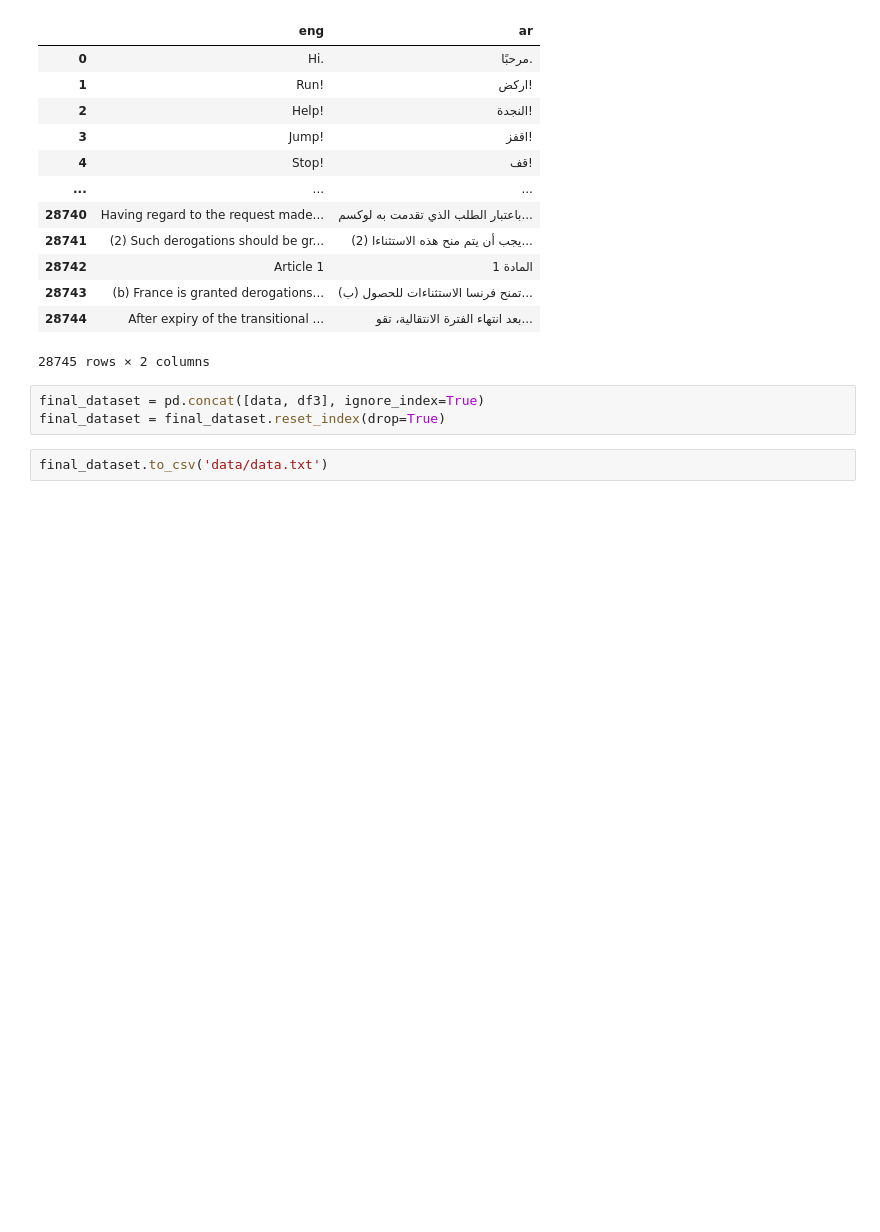
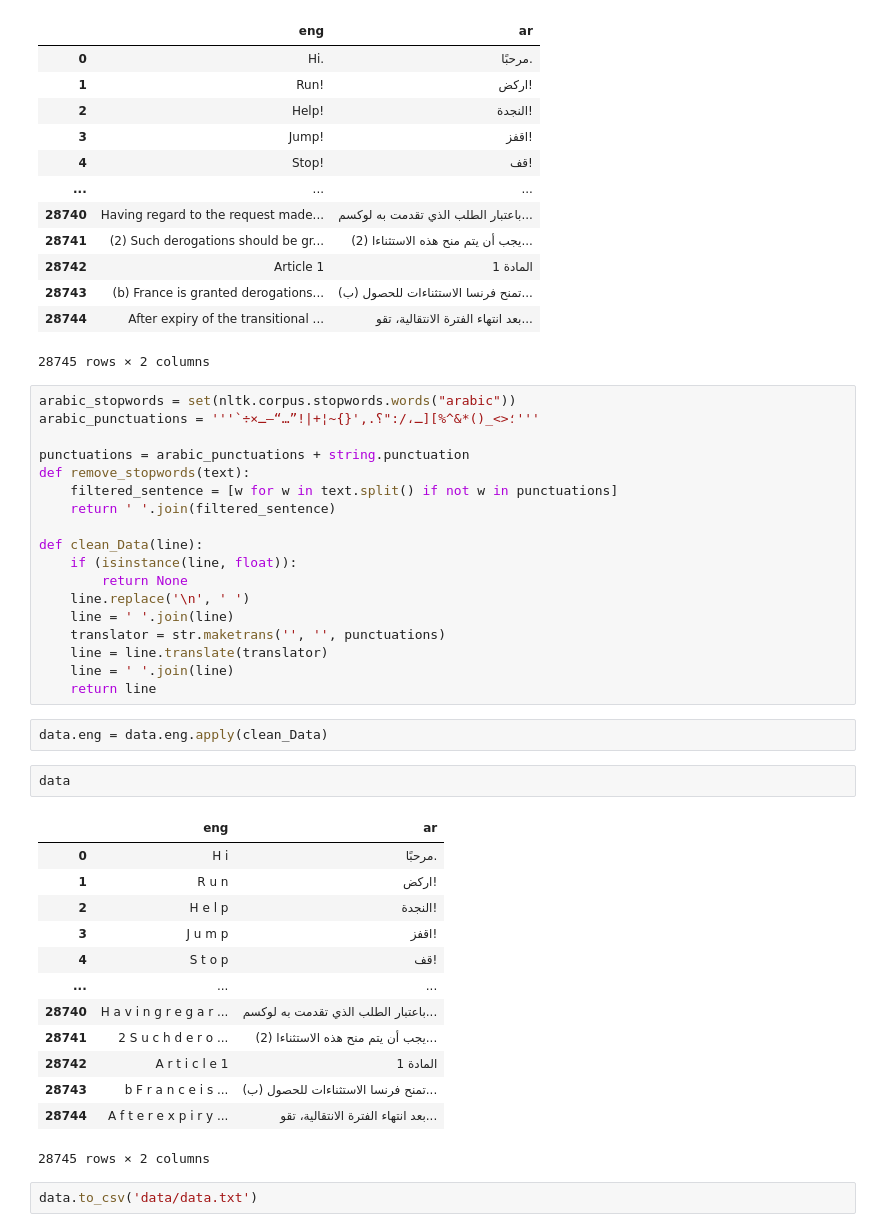
Before and after one commit to Strifee/arabic2english, a Jupyter notebook: data_preparation.ipynb, the cells around one changed output. Drawn from its saved outputs; the diff is of its cells as text; blank space fills up the shorter version.

```diff
--- a/data_preparation.ipynb
+++ b/data_preparation.ipynb
@@ -157,11 +123,44 @@ data
 | 28743 | (b) France is granted derogations... | (ب) تمنح فرنسا الاستثناءات للحصول... |
 | 28744 | After expiry of the transitional ... | بعد انتهاء الفترة الانتقالية، تقو... |
 28745 rows × 2 columns
-# %%
-final_dataset = pd.concat([data, df3], ignore_index=True)
-final_dataset = final_dataset.reset_index(drop=True)
+# %%
+arabic_stopwords = set(nltk.corpus.stopwords.words("arabic"))
+arabic_punctuations = '''`÷×؛<>_()*&^%][ـ،/:"؟.,'{}~¦+|!”…“–ـ'''
+
+punctuations = arabic_punctuations + string.punctuation
+def remove_stopwords(text):
+    filtered_sentence = [w for w in text.split() if not w in punctuations]
+    return ' '.join(filtered_sentence)
+
+def clean_Data(line):
+    if (isinstance(line, float)):
+        return None
+    line.replace('\n', ' ')
+    line = ' '.join(line)
+    translator = str.maketrans('', '', punctuations)
+    line = line.translate(translator)
+    line = ' '.join(line)
+    return line
+# %%
+data.eng = data.eng.apply(clean_Data)
+# %%
+data
+# %% [output]
+|  | eng | ar |
+| 0 | H i | مرحبًا. |
+| 1 | R u n | اركض! |
+| 2 | H e l p | النجدة! |
+| 3 | J u m p | اقفز! |
+| 4 | S t o p | قف! |
+| ... | ... | ... |
+| 28740 | H a v i n g r e g a r ... | باعتبار الطلب الذي تقدمت به لوكسم... |
+| 28741 | 2 S u c h d e r o ... | (2) يجب أن يتم منح هذه الاستثناءا... |
+| 28742 | A r t i c l e 1 | المادة 1 |
+| 28743 | b F r a n c e i s ... | (ب) تمنح فرنسا الاستثناءات للحصول... |
+| 28744 | A f t e r e x p i r y ... | بعد انتهاء الفترة الانتقالية، تقو... |
+28745 rows × 2 columns
 # %%
-final_dataset.to_csv('data/data.txt')
+data.to_csv('data/data.txt')
 # %%
 df = pd.read_csv("data/data.txt")
 df = df.drop(df.columns[0], axis=1)
```
Also changed, not shown: parts of 4 cells of this notebook, 3 other files.
